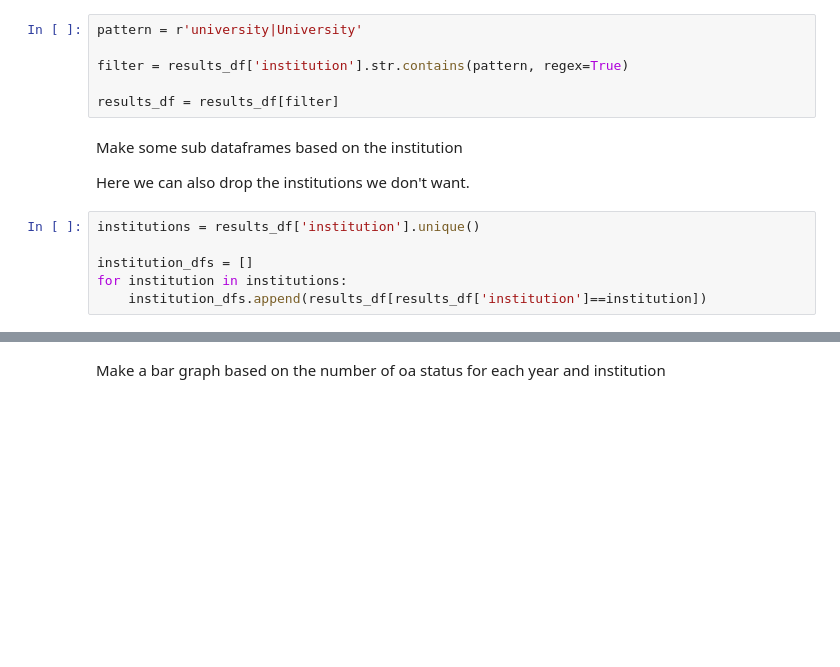
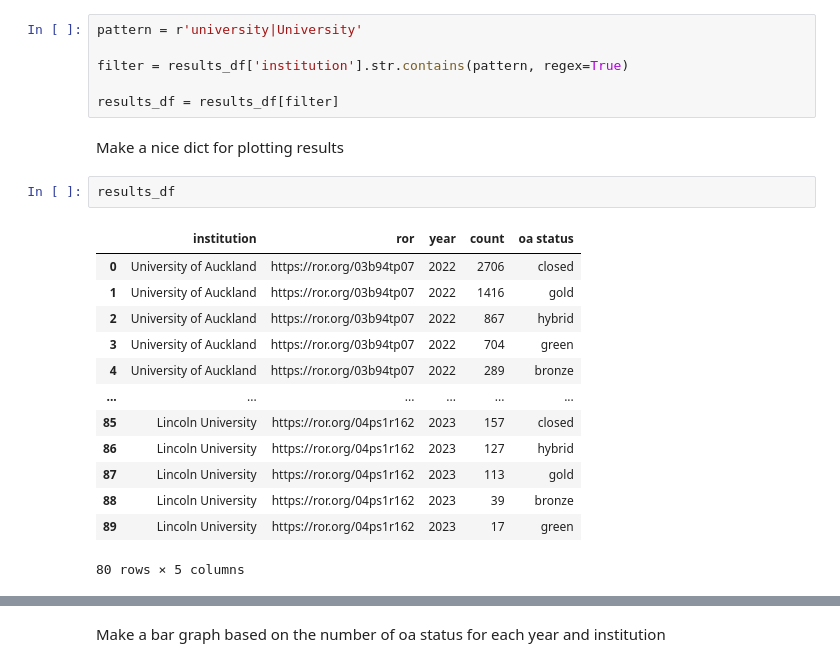
Before and after one commit to michaelcoe/openalex, a Jupyter notebook: plot_intitution_oa_data.ipynb, the cells around one changed output, grey strips where cells are left out. Saved outputs shown, nothing was run; the diff lists cells and outputs as text; blank space fills up the shorter version.

```diff
--- a/plot_intitution_oa_data.ipynb
+++ b/plot_intitution_oa_data.ipynb
@@ -18,13 +19,21 @@ pattern = r'university|University'
 filter = results_df['institution'].str.contains(pattern, regex=True)
 
 results_df = results_df[filter]
-# %% [markdown]
-Make some sub dataframes based on the institution
-
-Here we can also drop the institutions we don't want.
-# %%
-institutions = results_df['institution'].unique()
-
-institution_dfs = []
-for institution in institutions:
-    institution_dfs.append(results_df[results_df['institution']==institution])
+# %% [markdown]
+Make a nice dict for plotting results
+# %%
+results_df
+# %% [output]
+|  | institution | ror | year | count | oa status |
+| 0 | University of Auckland | https://ror.org/03b94tp07 | 2022 | 2706 | closed |
+| 1 | University of Auckland | https://ror.org/03b94tp07 | 2022 | 1416 | gold |
+| 2 | University of Auckland | https://ror.org/03b94tp07 | 2022 | 867 | hybrid |
+| 3 | University of Auckland | https://ror.org/03b94tp07 | 2022 | 704 | green |
+| 4 | University of Auckland | https://ror.org/03b94tp07 | 2022 | 289 | bronze |
+| ... | ... | ... | ... | ... | ... |
+| 85 | Lincoln University | https://ror.org/04ps1r162 | 2023 | 157 | closed |
+| 86 | Lincoln University | https://ror.org/04ps1r162 | 2023 | 127 | hybrid |
+| 87 | Lincoln University | https://ror.org/04ps1r162 | 2023 | 113 | gold |
+| 88 | Lincoln University | https://ror.org/04ps1r162 | 2023 | 39 | bronze |
+| 89 | Lincoln University | https://ror.org/04ps1r162 | 2023 | 17 | green |
+80 rows × 5 columns
```
Also changed, not shown: parts of 6 cells of this notebook, 1 other file.
